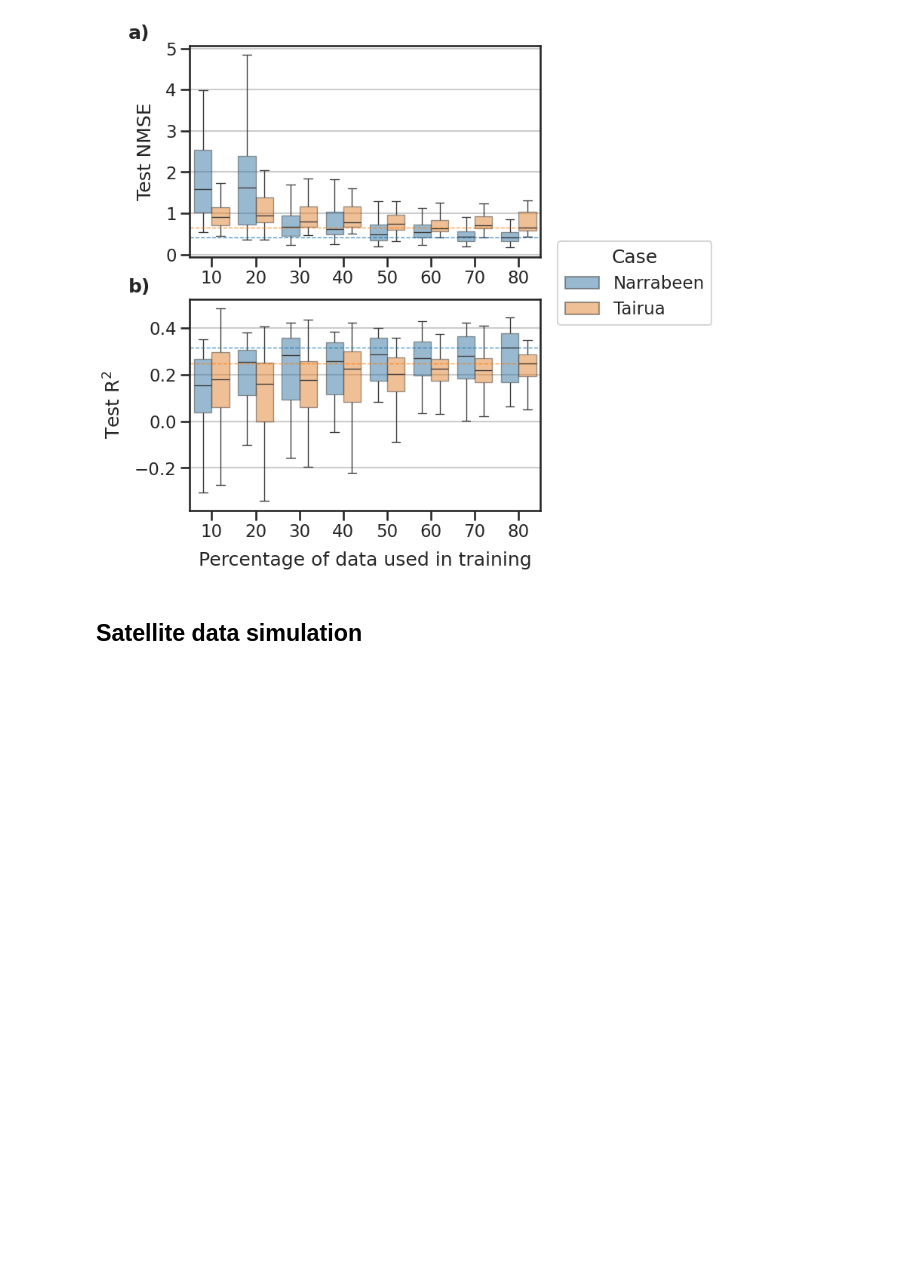
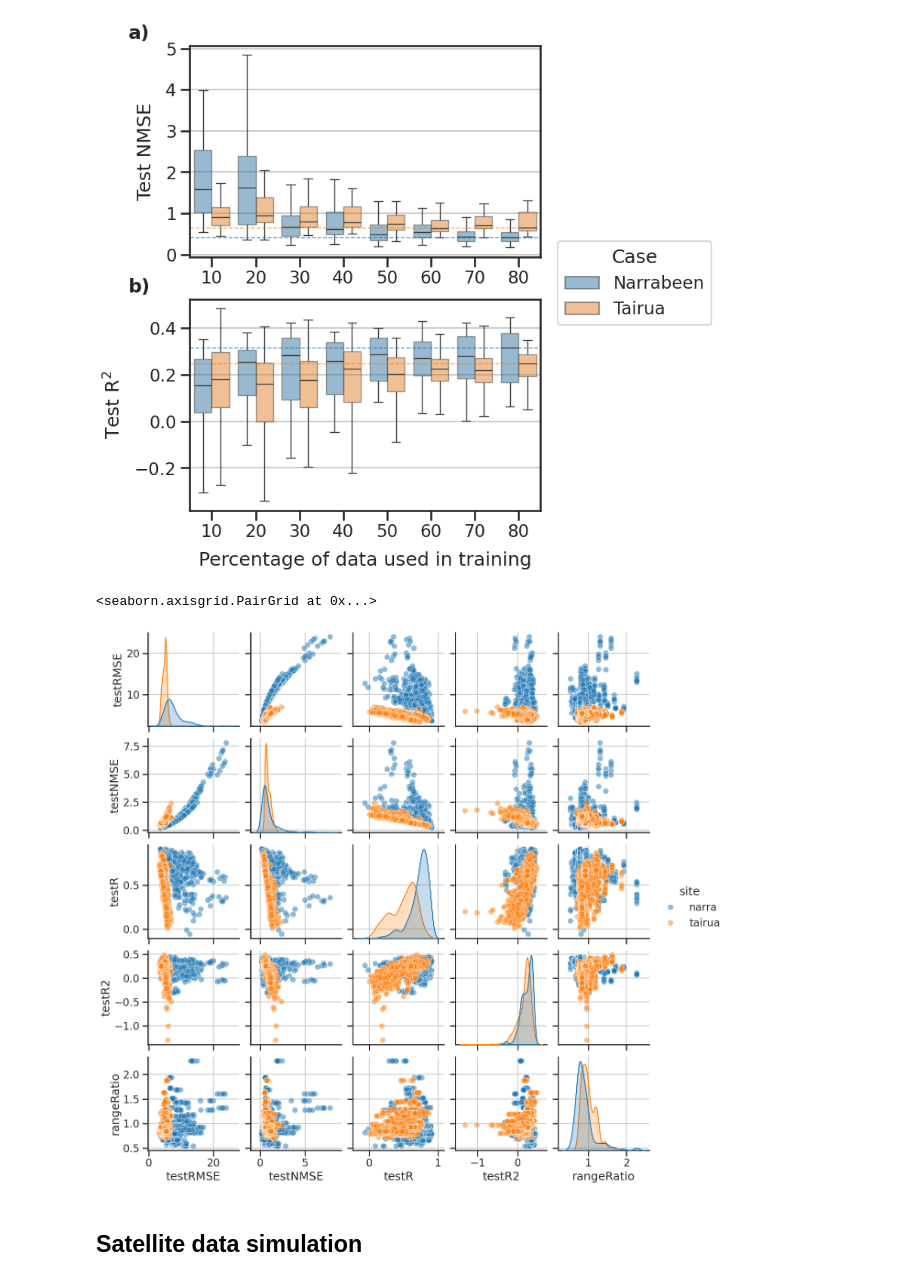
Before and after one commit to simmonsja/shorenarx, a Jupyter notebook: code/04_Publication_Data_Requirements.ipynb, the cells around one changed output. Cells and saved outputs as stored; diff of their text form; code cells hidden in the pictures; blank space fills up the shorter version.

```diff
--- a/code/04_Publication_Data_Requirements.ipynb
+++ b/code/04_Publication_Data_Requirements.ipynb
@@ -144,6 +158,15 @@ comb_datareq.head()
 plot_compare_datareq(comb_datareq, savebool=True, showfliers=False)
 # %% [output]
 [figure]
+# %%
+sns.pairplot(
+    comb_datareq.drop(columns=['num','fold','ensemble','perc','trainRange','testRange']),
+    hue='site',
+    plot_kws={'alpha':0.5}
+)
+# %% [output]
+<seaborn.axisgrid.PairGrid at 0x...>
+[figure, added]
 # %% [markdown]
 ## Satellite data simulation
 # %%
```
Also changed, not shown: parts of 5 cells of this notebook, 8 other files.
